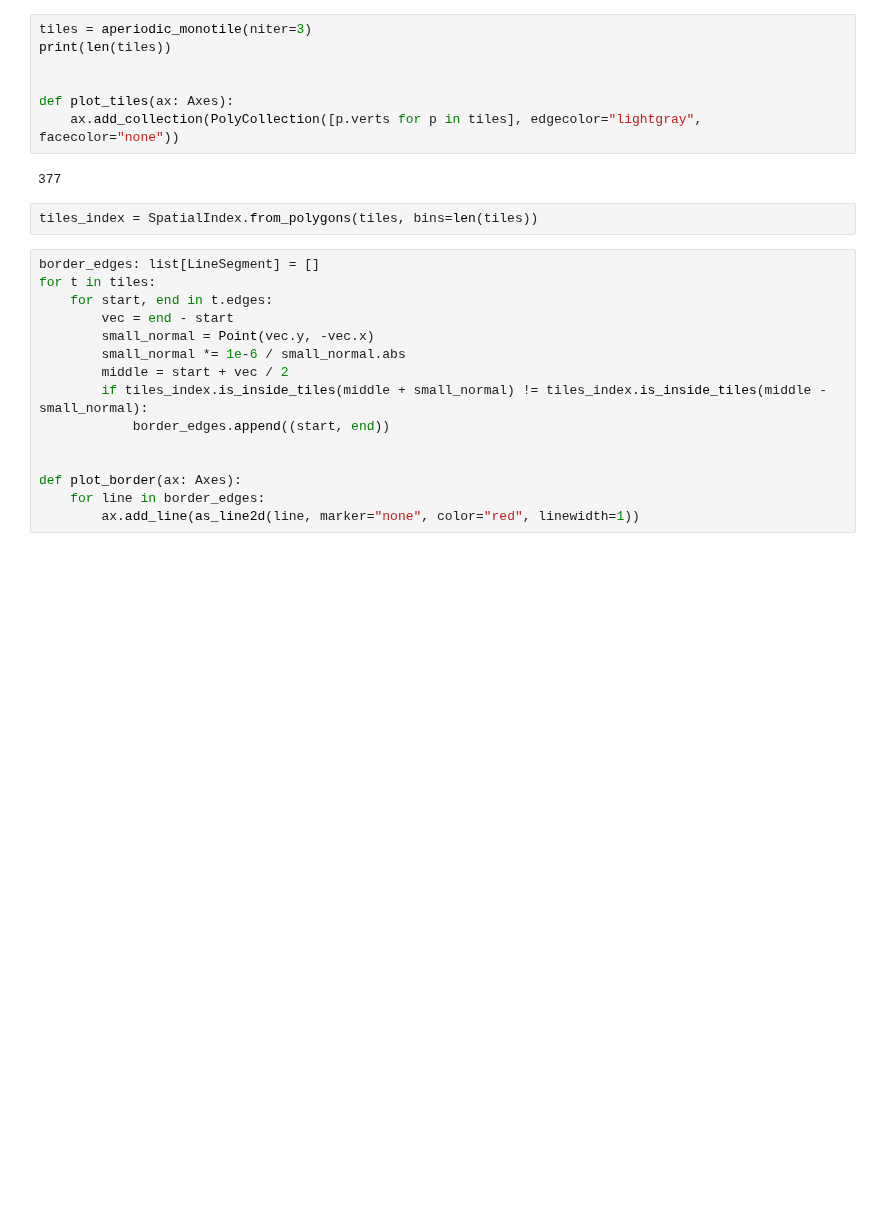
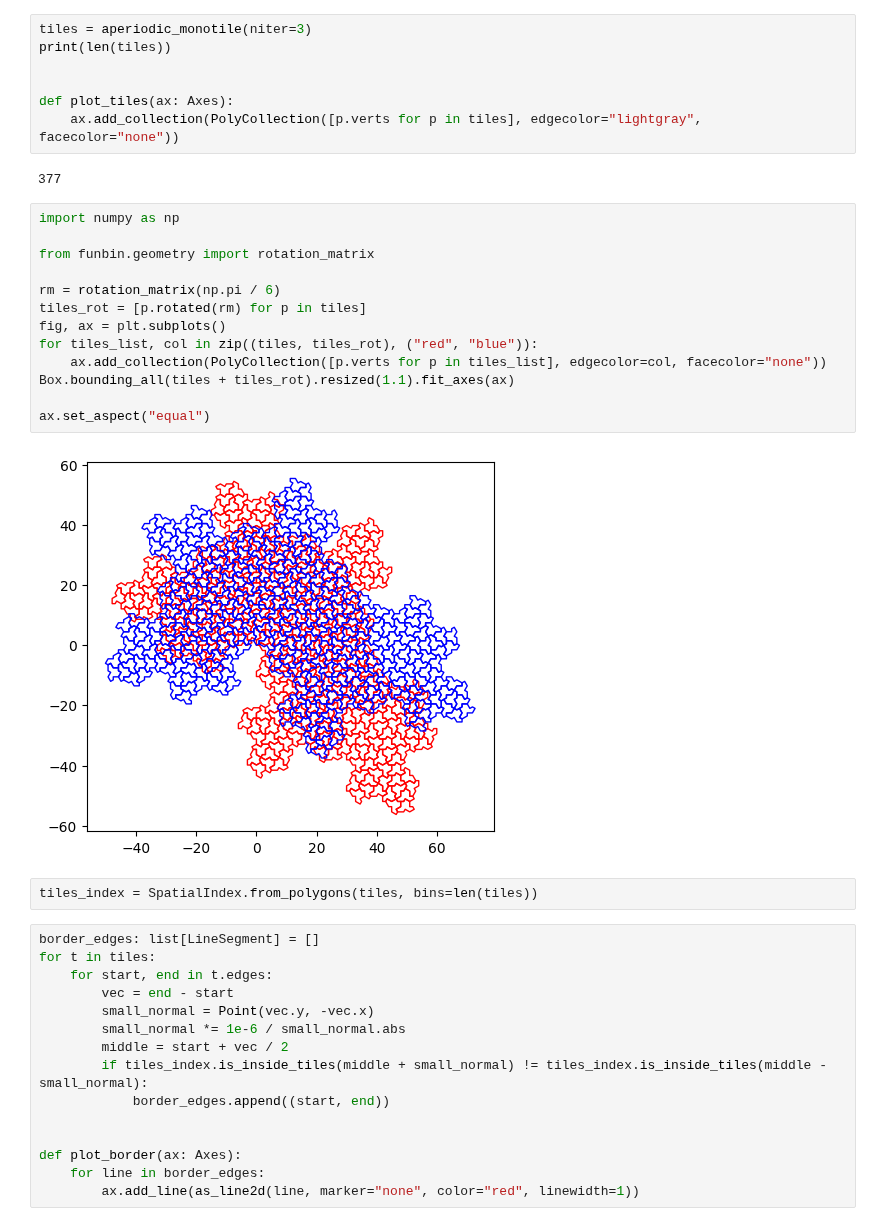
Before and after one commit to nj-vs-vh/funbin, a Jupyter notebook: scripts/inscribing_rect.ipynb, the cells around one changed output. Saved outputs shown, nothing was run; the diff lists cells and outputs as text; blank space fills up the shorter version.

```diff
--- a/scripts/inscribing_rect.ipynb
+++ b/scripts/inscribing_rect.ipynb
@@ -28,6 +43,21 @@ def plot_tiles(ax: Axes):
     ax.add_collection(PolyCollection([p.verts for p in tiles], edgecolor="lightgray", facecolor="none"))
 # %% [output]
 377
+# %%
+import numpy as np
+
+from funbin.geometry import rotation_matrix
+
+rm = rotation_matrix(np.pi / 6)
+tiles_rot = [p.rotated(rm) for p in tiles]
+fig, ax = plt.subplots()
+for tiles_list, col in zip((tiles, tiles_rot), ("red", "blue")):
+    ax.add_collection(PolyCollection([p.verts for p in tiles_list], edgecolor=col, facecolor="none"))
+Box.bounding_all(tiles + tiles_rot).resized(1.1).fit_axes(ax)
+
+ax.set_aspect("equal")
+# %% [output]
+[figure, added]
 # %%
 tiles_index = SpatialIndex.from_polygons(tiles, bins=len(tiles))
 # %%
```
Also changed, not shown: parts of 2 cells of this notebook, 1 other file.
